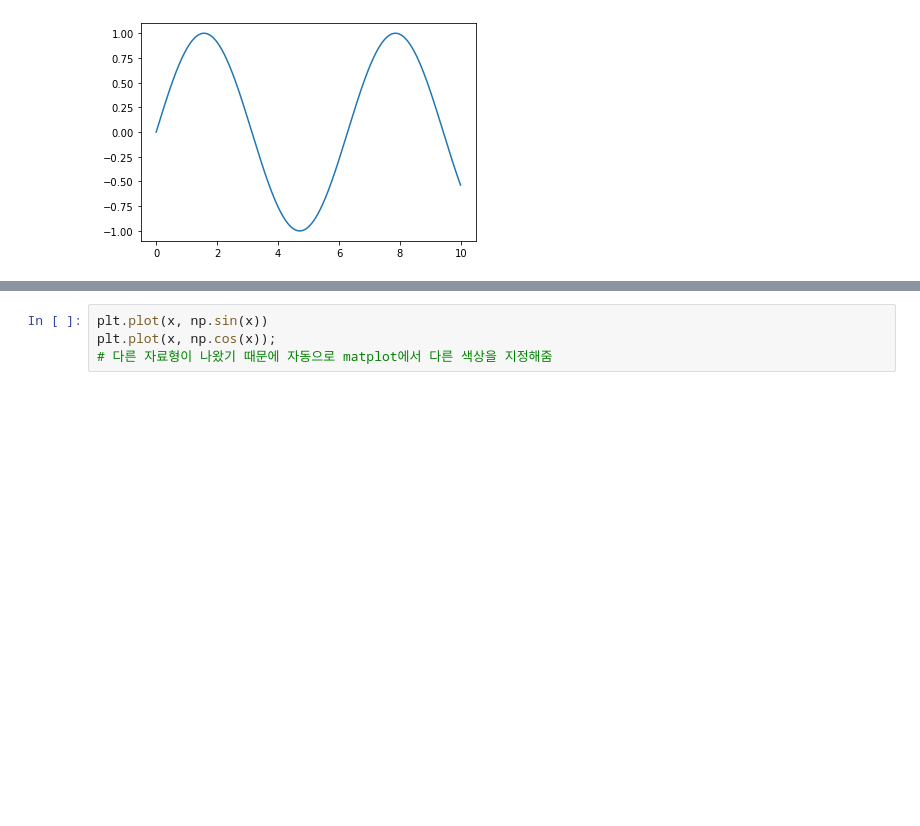
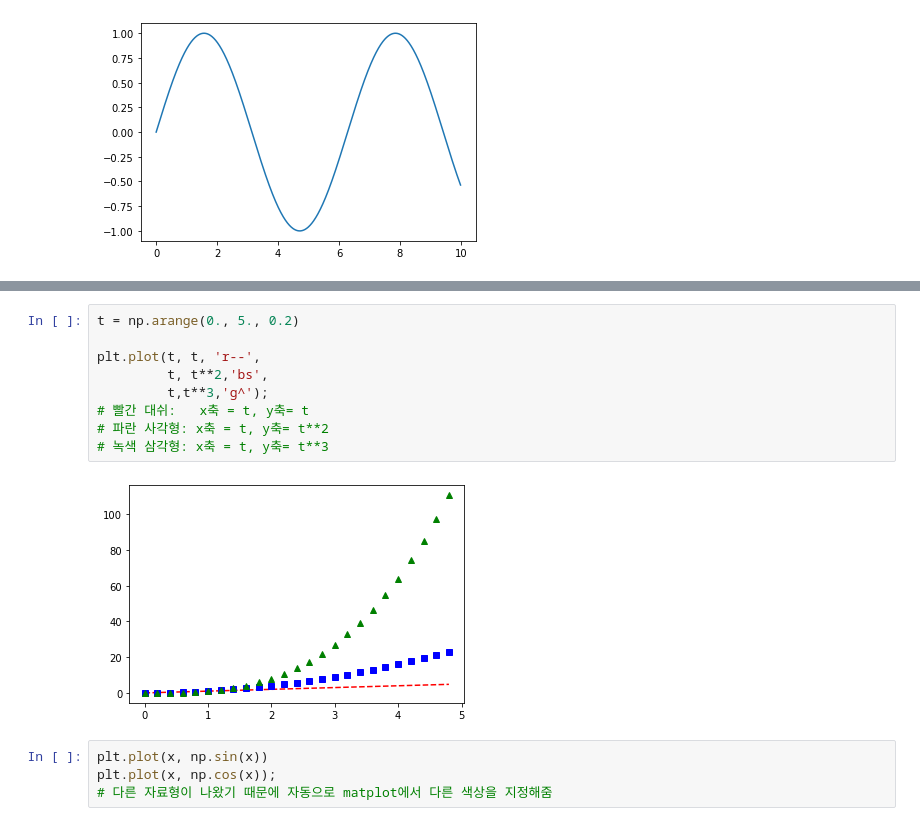
Before and after one commit to unknown-jun/Data-Visualization, a Jupyter notebook: matplotlib/L01. Line_plot ~ Color_Style.ipynb, the cells around one changed output, grey strips where cells are left out. Saved outputs shown, nothing was run; the diff lists cells and outputs as text; blank space fills up the shorter version.

```diff
--- a/matplotlib/L01. Line_plot ~ Color_Style.ipynb
+++ b/matplotlib/L01. Line_plot ~ Color_Style.ipynb
@@ -33,3 +50,14 @@ plt.plot(x, np.sin(x))
+# %%
+t = np.arange(0., 5., 0.2)
+
+plt.plot(t, t, 'r--',
+         t, t**2,'bs',
+         t,t**3,'g^');
+# 빨간 대쉬:   x축 = t, y축= t
+# 파란 사각형: x축 = t, y축= t**2
+# 녹색 삼각형: x축 = t, y축= t**3
+# %% [output]
+[figure, added]
 # %%
 plt.plot(x, np.sin(x))
 plt.plot(x, np.cos(x));
```
Also changed, not shown: parts of 14 cells of this notebook.
